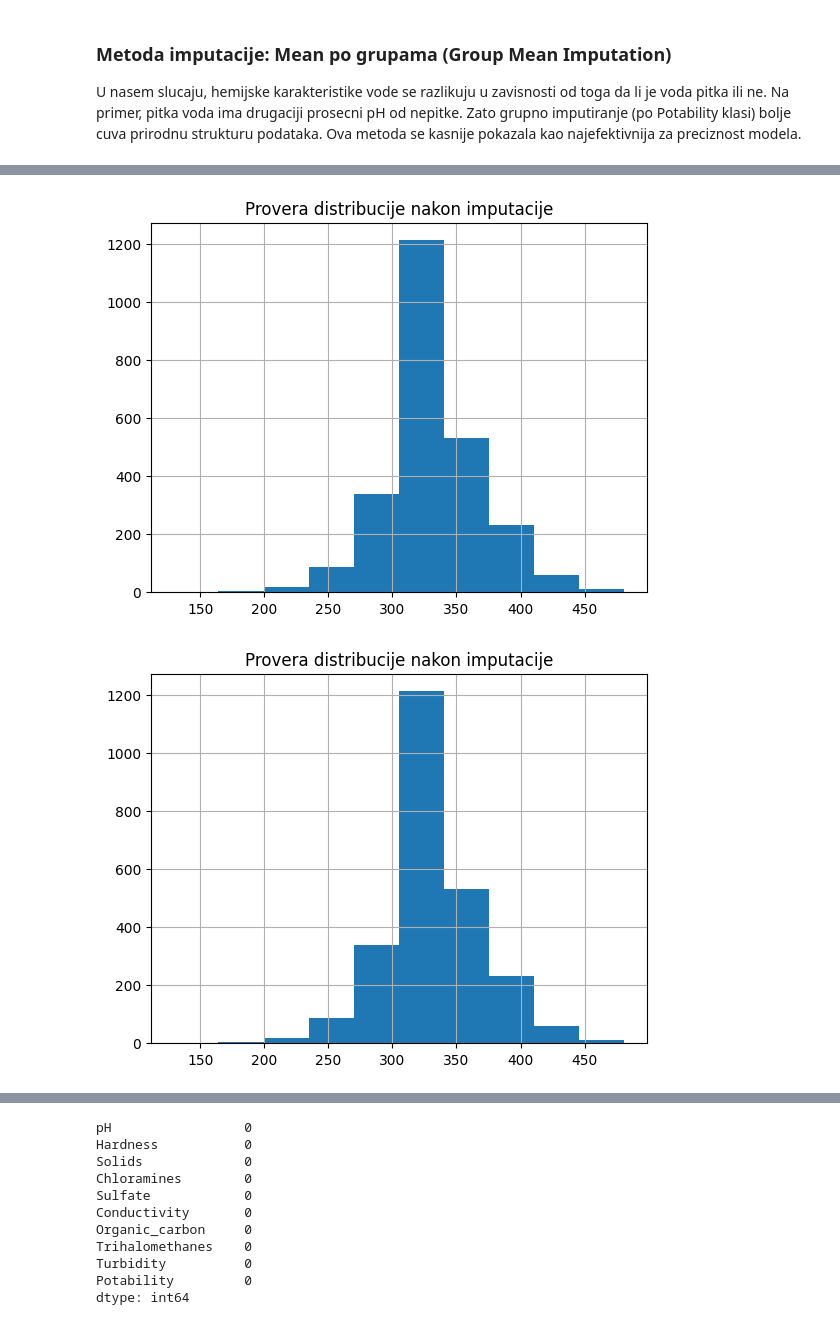
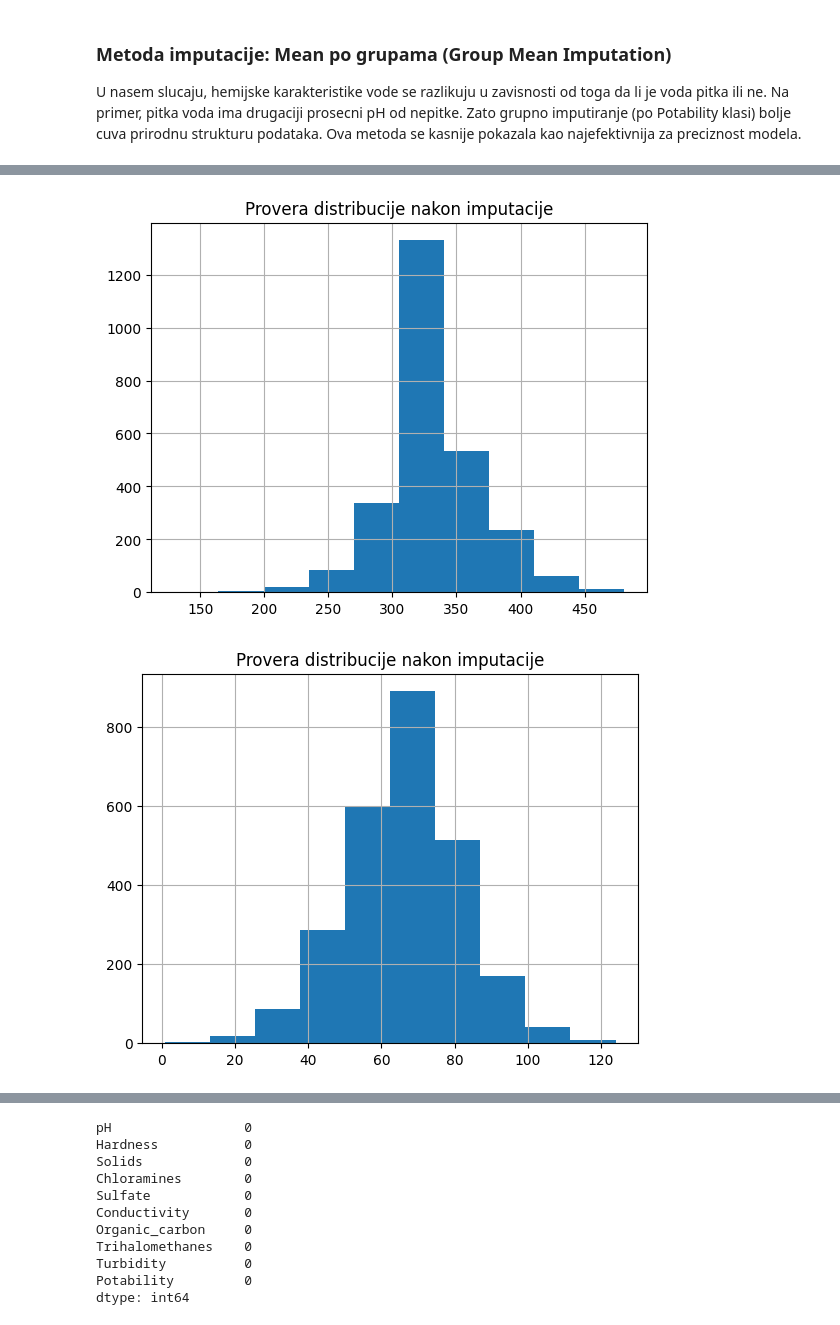
Before and after one commit to anastasijasavov/machine-learning, a Jupyter notebook: notebooks/potability_final.20260121.ipynb, the cells around one changed output, grey strips where cells are left out. Saved outputs shown, nothing was run; the diff lists cells and outputs as text; code cells hidden in the pictures.

```diff
--- a/notebooks/potability_final.20260121.ipynb
+++ b/notebooks/potability_final.20260121.ipynb
@@ -1150,8 +1117,8 @@ for col in ['Sulfate', 'Trihalomethanes', 'pH']:
 # %%
 for col in ['Sulfate', 'Trihalomethanes', 'pH']:
-    df_imputed[col].hist()
+    df[col].hist()
     plt.title("Provera distribucije nakon imputacije")
     plt.show()
 # %% [output]
-[figure, old version]
+[figure, new version]
-[figure, old version]
+[figure, new version]
```
Also changed, not shown: parts of 46 cells of this notebook.
